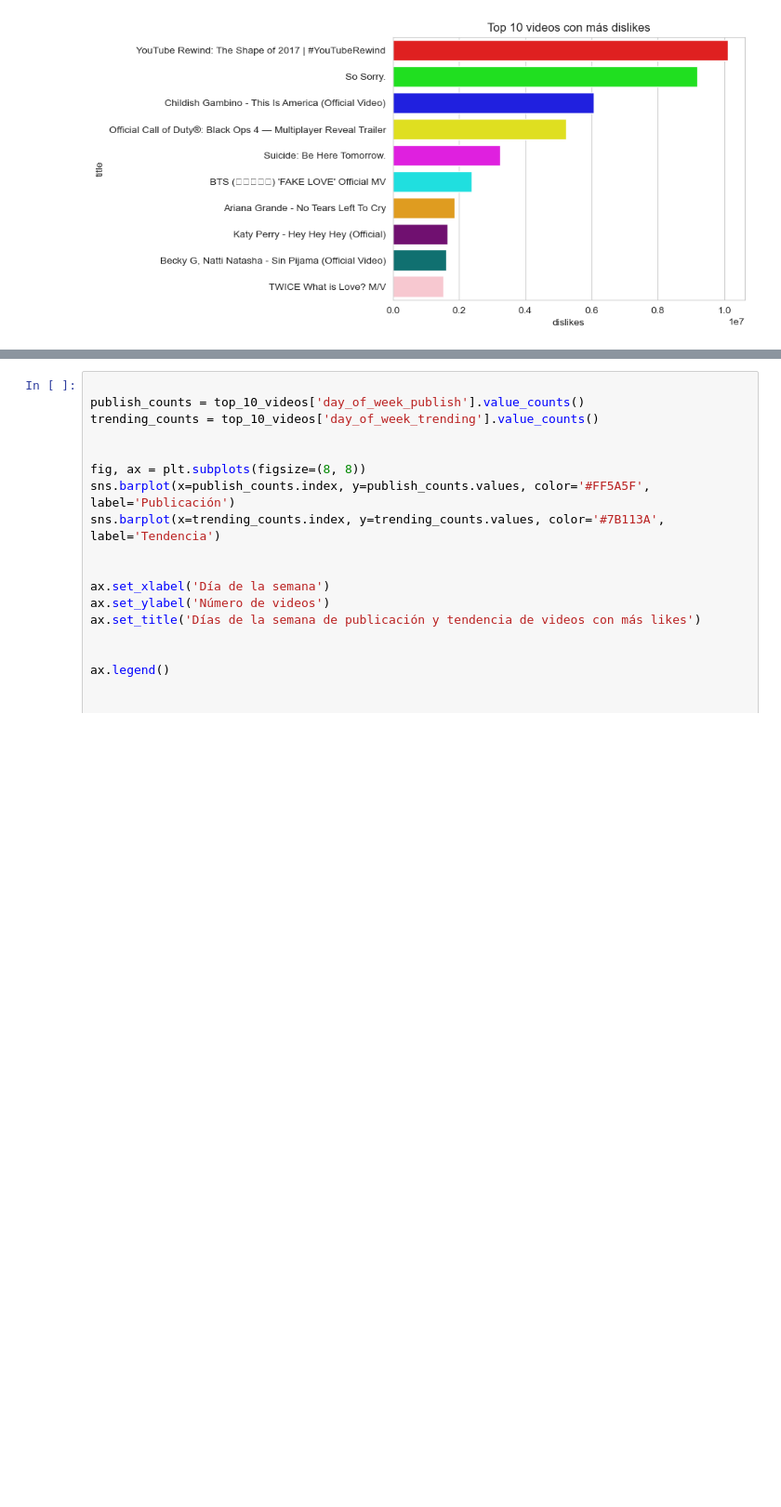
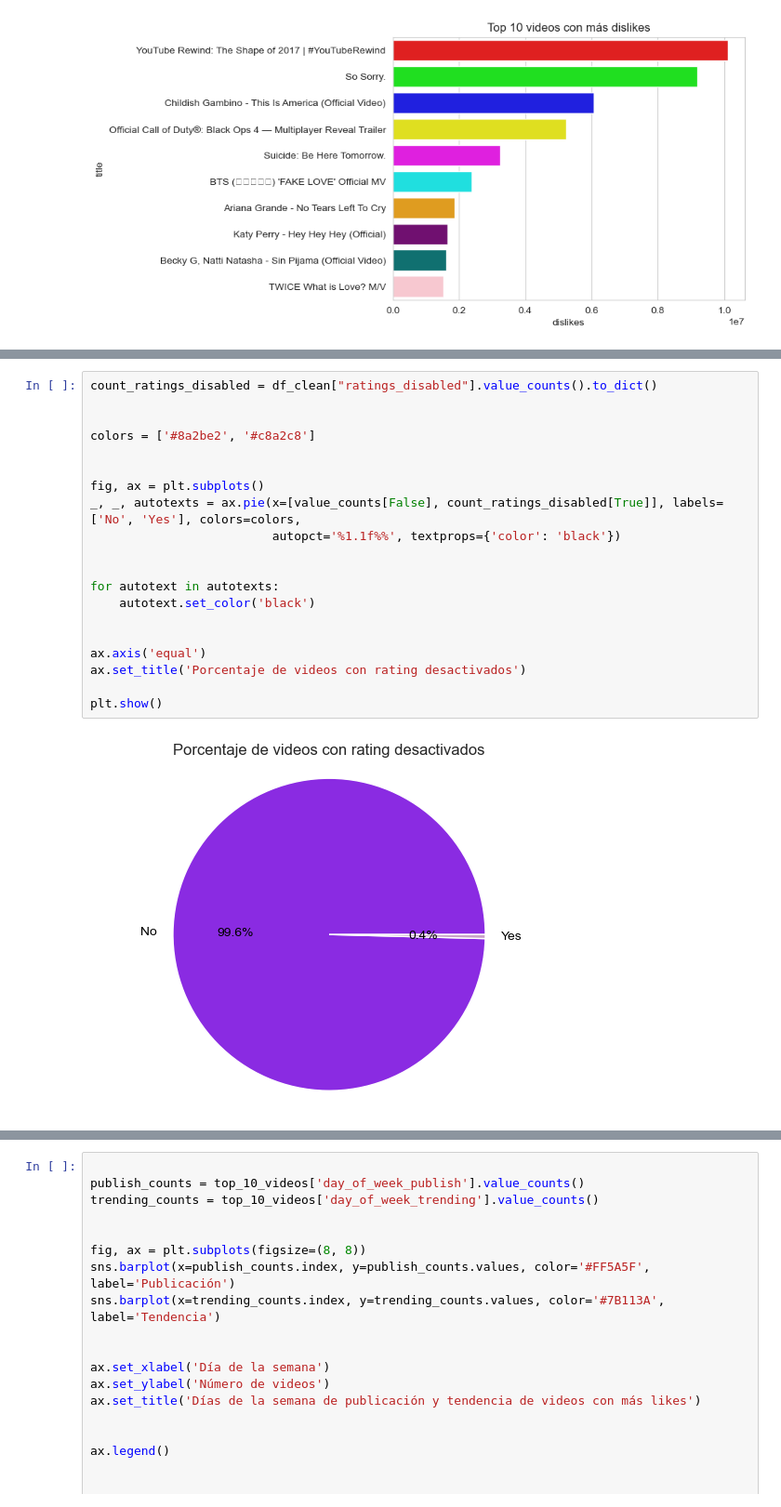
Before and after one commit to lauracamilaballesteros/proyecto-youtube, a Jupyter notebook: proyecto.ipynb, the cells around one changed output, grey strips where cells are left out. Shown at 93% size. Saved outputs shown, nothing was run; the diff lists cells and outputs as text; blank space fills up the shorter version.

```diff
--- a/proyecto.ipynb
+++ b/proyecto.ipynb
@@ -408,0 +451,22 @@ Text(0.5, 1.0, 'Top 10 videos con más dislikes')
+# %%
+count_ratings_disabled = df_clean["ratings_disabled"].value_counts().to_dict()
+
+
+colors = ['#8a2be2', '#c8a2c8']
+
+
+fig, ax = plt.subplots()
+_, _, autotexts = ax.pie(x=[value_counts[False], count_ratings_disabled[True]], labels=['No', 'Yes'], colors=colors,
+                         autopct='%1.1f%%', textprops={'color': 'black'})
+
+
+for autotext in autotexts:
+    autotext.set_color('black')
+
+
+ax.axis('equal')
+ax.set_title('Porcentaje de videos con rating desactivados')
+
+plt.show()
+# %% [output]
+[figure, added]
```
Also changed, not shown: parts of 9 cells of this notebook.
